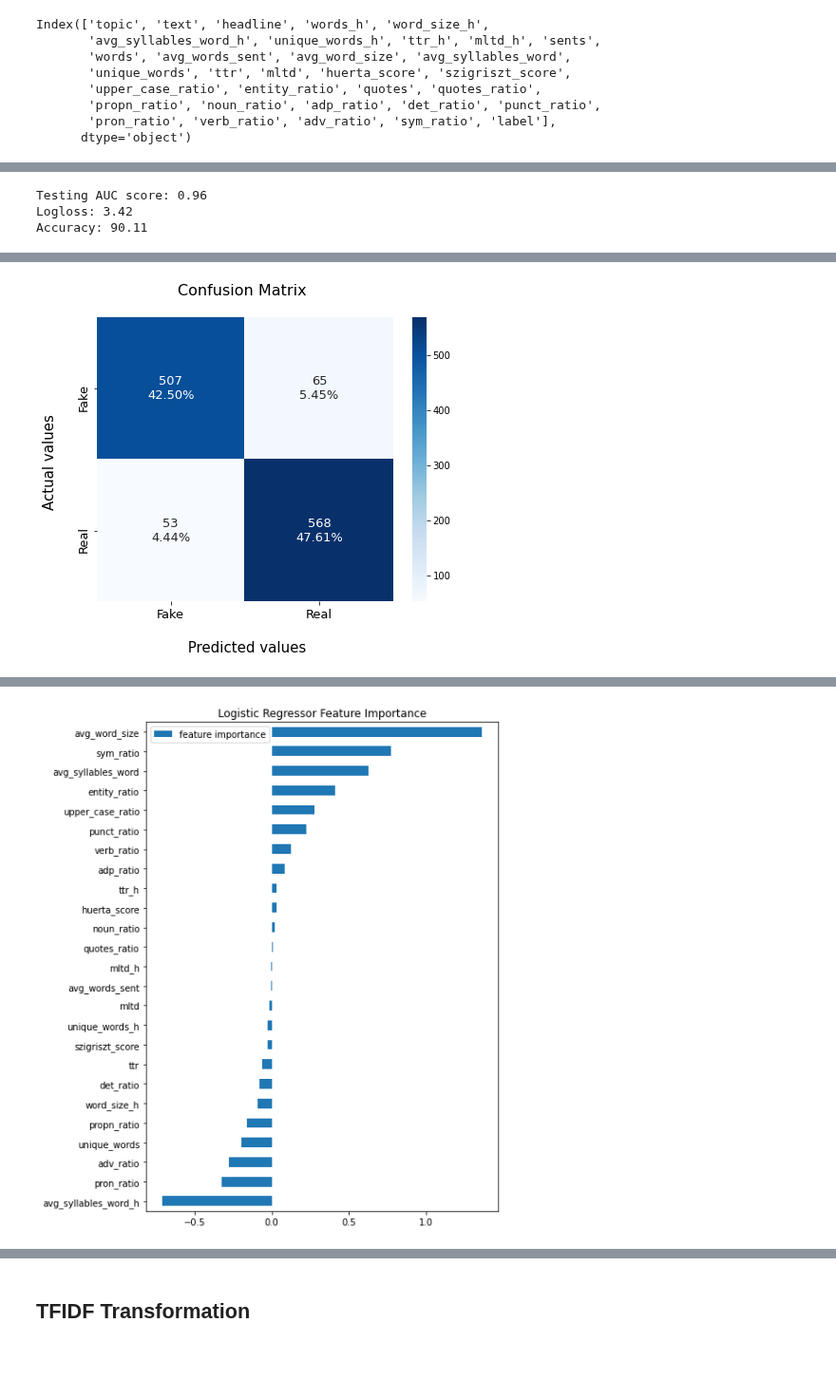
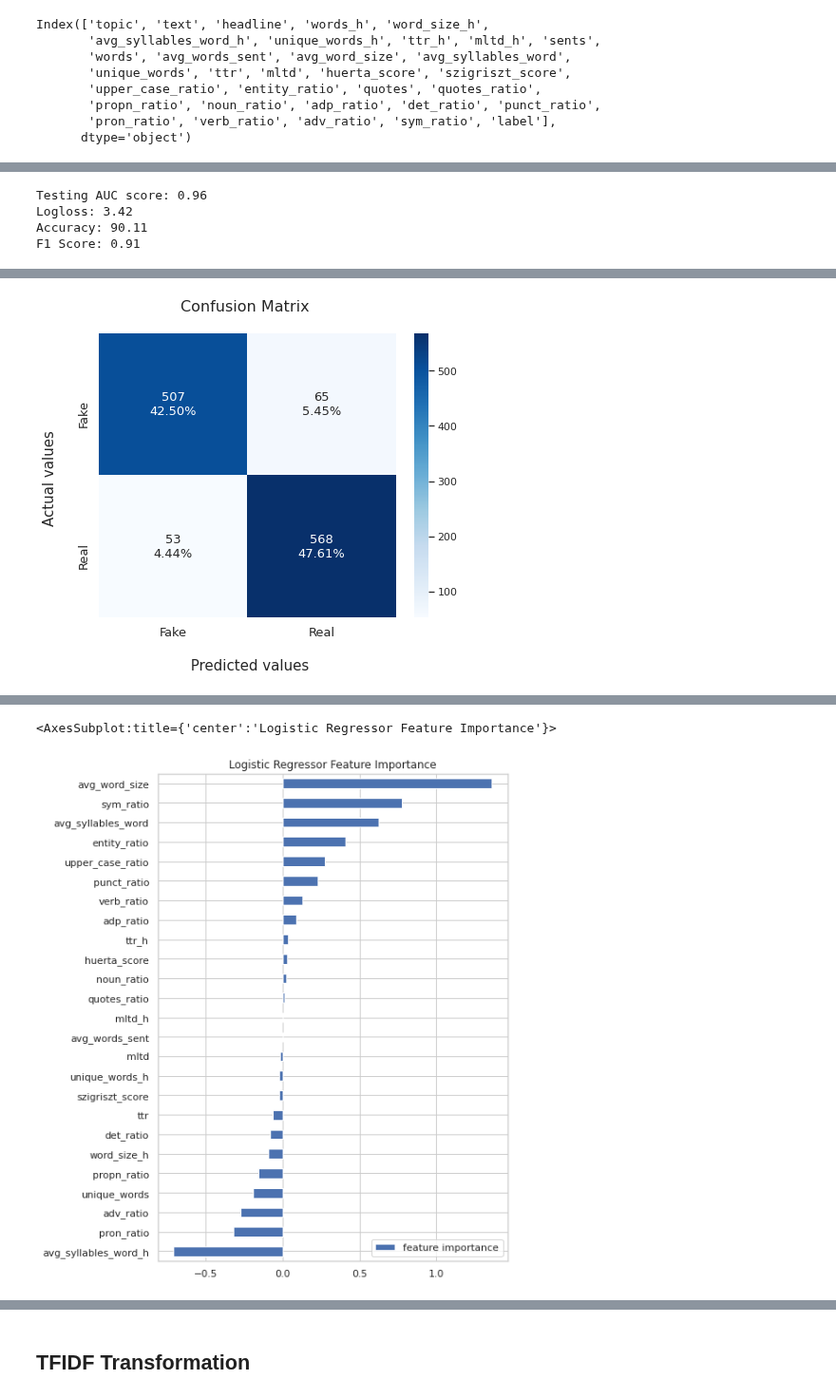
Before and after one commit to pipe11/TFM_fake_news_detector, a Jupyter notebook: models/11_final_notebook_models_explained.ipynb, the cells around one changed output, grey strips where cells are left out. Shown at 95% size. Cells and saved outputs as stored; diff of their text form; code cells hidden in the pictures; blank space fills up the shorter version.

Commit message:
all models

```diff
--- a/models/11_final_notebook_models_explained.ipynb
+++ b/models/11_final_notebook_models_explained.ipynb
@@ -110,9 +114,12 @@ def prediction_results(model, y_test, X_test, y_pred, probs):
     auc = roc_auc_score(y_test, probs)
     print('Testing AUC score: %.2f' % auc)
 
-    # accuracy score and log loss
+    # accuracy score, log loss and F1 Score
+    accuracy = (model.score(X_test, y_test) * 100)
+    f1 = f1_score(y_test, y_pred)
     print('Logloss: %.2f' % (log_loss(y_test, y_pred)))
-    print('Accuracy: %.2f' % (model.score(X_test, y_test) * 100))
+    print('Accuracy: %.2f' % accuracy)
+    print('F1 Score: %.2f' % f1)
 
     # roc curve calculation
     false_positive_rate, true_positive_rate, thresholds = roc_curve(y_test, probs)
@@ -128,6 +135,8 @@ def prediction_results(model, y_test, X_test, y_pred, probs):
     plt.ylabel('Sensitivity/ Recall (TTR) \n', fontsize = 13)
     plt.legend(["AUC = %.2f"%auc])
     plt.show();
+
+    return accuracy, auc, f1
 # %% [markdown]
 ## Confusion matrix
 # %%
@@ -190,14 +199,16 @@ Index(['topic', 'text', 'headline', 'words_h', 'word_size_h',
 # %%
+%%time
+
 import seaborn as sns
 import pandas as pd
 import numpy as np
 from matplotlib import pyplot as plt
 
+from sklearn.linear_model import LogisticRegression
 from scipy import stats
-from sklearn.linear_model import LogisticRegression
 from sklearn.model_selection import train_test_split, GridSearchCV
 from sklearn import metrics
-from sklearn.metrics import confusion_matrix, roc_curve, auc, roc_auc_score, accuracy_score, classification_report, log_loss
+from sklearn.metrics import confusion_matrix, roc_curve, auc, roc_auc_score, accuracy_score, f1_score, log_loss
 
 df = pd.read_csv('../data/spanish_corpus_features_v6.csv')
 y = df['label']
@@ -211,7 +222,7 @@ numeric_features = ['word_size_h', 'avg_syllables_word_h', 'unique_words_h', 'tt
                       'sym_ratio']
 
 X = df[numeric_features]
-tfvocab = df[numeric_features].columns.tolist()
+feature_names = df[numeric_features].columns.tolist()
 
 # Training and test set
 X_train, X_test, y_train, y_test = train_test_split(X, y, test_size = 0.3, random_state = 42)
@@ -230,7 +241,7 @@ y_pred = logreg_model.predict(X_test)
 probs = logreg_model.predict_proba(X_test)
 probs = probs[:, 1]
 
-prediction_results(logreg_model, y_test, X_test, y_pred, probs)
+logreg_accuracy_score, logreg_auc_score, logreg_f1_score = prediction_results(logreg_model, y_test, X_test, y_pred, probs)
 
 # confusion matrix
 
@@ -241,7 +252,7 @@ plot_confusion_matrix(y_test, y_pred)
 
 importance = logreg_model.coef_[0]
 
-df_feature_importance = pd.DataFrame(logreg_model.coef_[0], index = tfvocab, columns = ['feature importance']).sort_values('feature importance', ascending = True)
+df_feature_importance = pd.DataFrame(logreg_model.coef_[0], index = feature_names, columns = ['feature importance']).sort_values('feature importance', ascending = True)
 
 # plot feature importance
 
@@ -251,3 +262,4 @@ df_feature_importance.plot(kind = 'barh', ax = ax, title = 'Logistic Regressor F
 Testing AUC score: 0.96
 Logloss: 3.42
 Accuracy: 90.11
+F1 Score: 0.91
@@ -255 +267 @@ Accuracy: 90.11
-[figure, old version]
+[figure, new version]
@@ -256,2 +270,3 @@ Accuracy: 90.11
+<AxesSubplot:title={'center':'Logistic Regressor Feature Importance'}>
-[figure, old version]
+[figure, new version]
 # %% [markdown]
```
Also changed, not shown: parts of 44 cells of this notebook, 2 other files.
